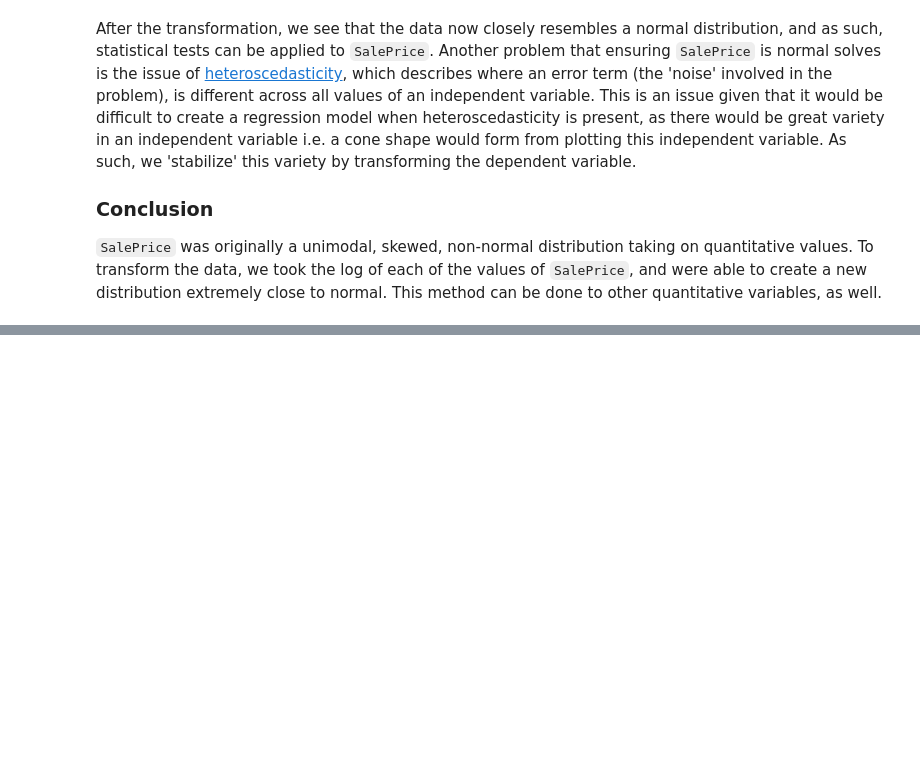
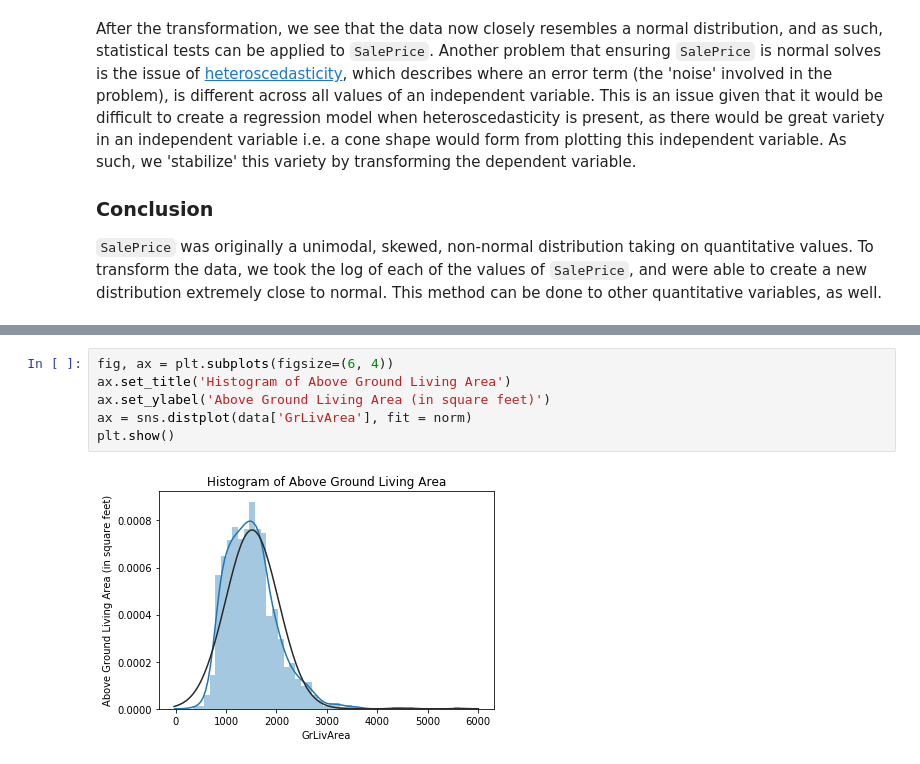
Before and after one commit to philliplagoc/Kaggle-Housing-Price-Contest, a Jupyter notebook: Housing_Price_Estimation.ipynb, the cells around one changed output, grey strips where cells are left out. Saved outputs shown, nothing was run; the diff lists cells and outputs as text; blank space fills up the shorter version.

```diff
--- a/Housing_Price_Estimation.ipynb
+++ b/Housing_Price_Estimation.ipynb
@@ -151,0 +179,8 @@ I will
+# %%
+fig, ax = plt.subplots(figsize=(6, 4))
+ax.set_title('Histogram of Above Ground Living Area')
+ax.set_ylabel('Above Ground Living Area (in square feet)')
+ax = sns.distplot(data['GrLivArea'], fit = norm)
+plt.show()
+# %% [output]
+[figure, added]
```
Also changed, not shown: parts of 30 cells of this notebook.
